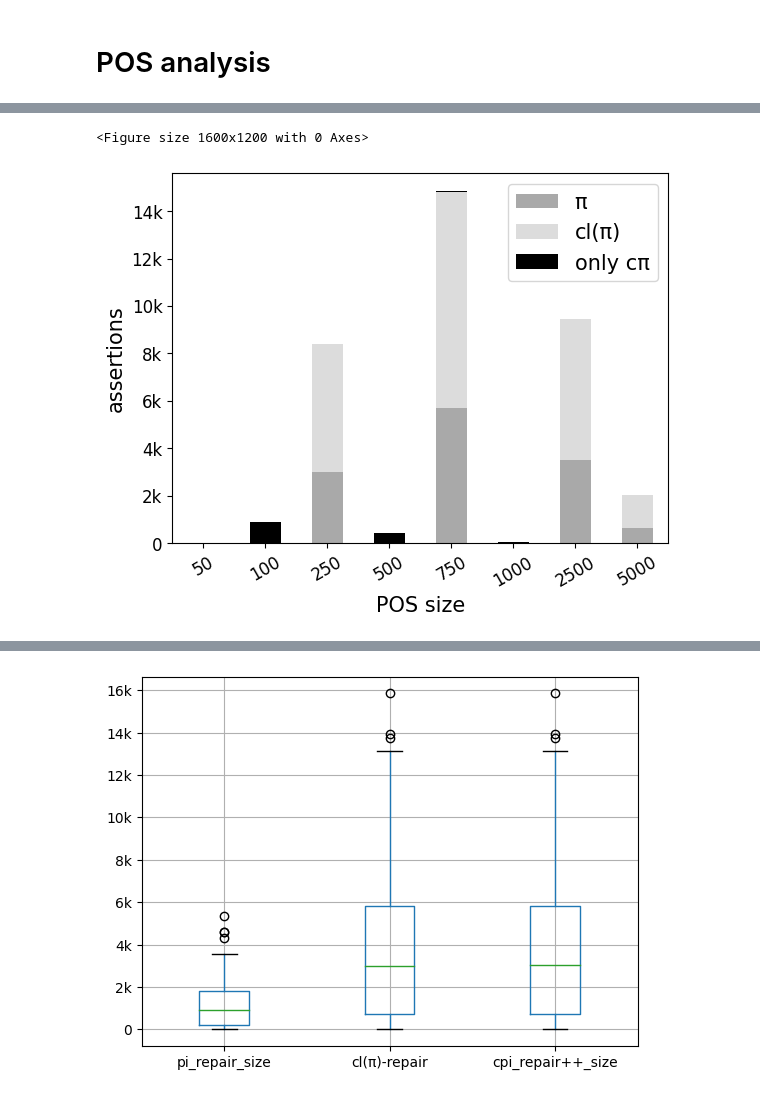
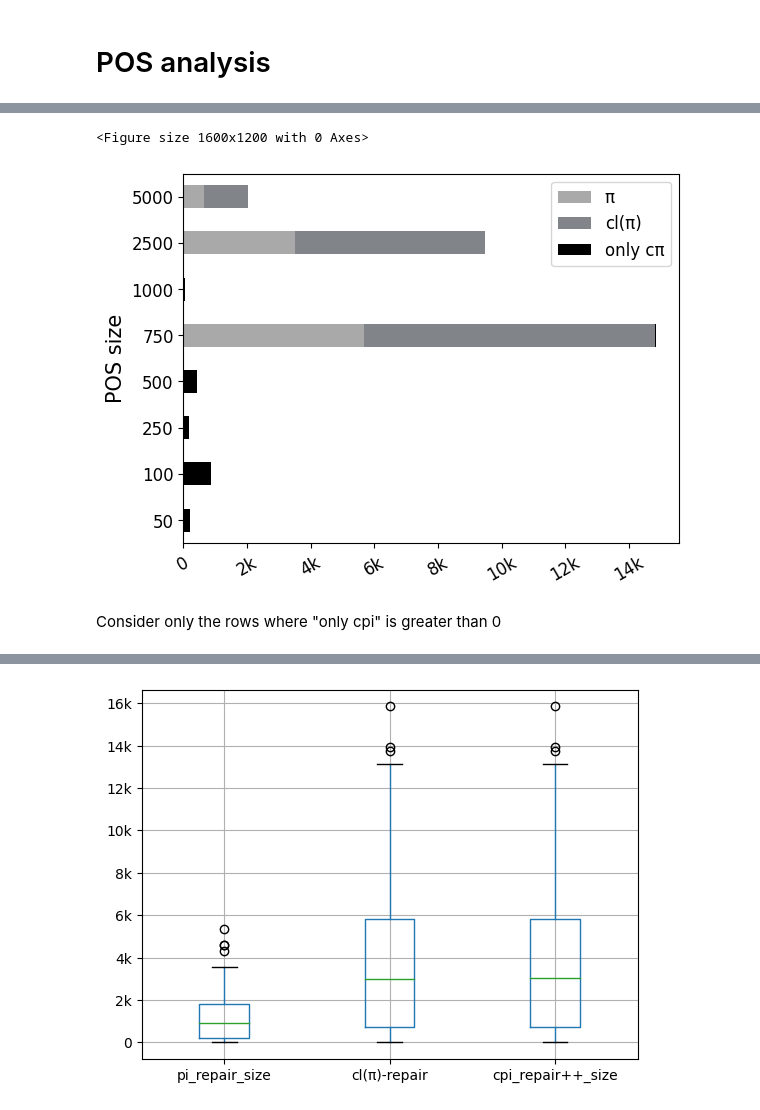
Before and after one commit to ahmedlaouar/py_reasoner, a Jupyter notebook: bench_prepa/cpi_repair_plots.ipynb, the cells around one changed output, grey strips where cells are left out. Saved outputs shown, nothing was run; the diff lists cells and outputs as text; code cells hidden in the pictures.

```diff
--- a/bench_prepa/cpi_repair_plots.ipynb
+++ b/bench_prepa/cpi_repair_plots.ipynb
@@ -171,9 +272,9 @@ df_pos = pd.read_csv('u1_pos_results.csv', sep=';')
 df_pos["POS_size"] = [int(x.split("_")[0][3:]) for x in df_pos["POS"]]
 df_pos["POS_density"] = [float(x.split("_")[2]) for x in df_pos["POS"]]
 # %%
-df_pos = df_pos.drop(columns=["ABOX", "TBOX", "POS", "ABox_load_time", "Conflicts_size", "Conflicts_time", "pi_repair_time", "cl-ABox_size", "cl-ABox_time", "cpi_repair++_time"])
+df_pos = df_pos.drop(columns=["ABOX", "TBOX", "POS", "ABox_load_time", "Conflicts_size", "Conflicts_time", "pi_repair_time", "cl-ABox_time", "cpi_repair++_time"])
 # %%
 idx = df_pos.groupby('POS_density')["only cpi-repair"].idxmax()
 idx2 = df_pos.groupby('POS_size')["only cpi-repair"].idxmax()
-agg_df_density = df_pos.loc[idx]
-agg_df_size = df_pos.loc[idx2]
+agg_df_density = df_pos.loc[idx].reset_index()
+agg_df_size = df_pos.loc[idx2].reset_index()
@@ -236,23 +315,26 @@ plt.show()
 # %%
 plt.figure(figsize=(16, 12))
 
-df_plt_size.plot(x='POS_size', kind='bar', color=["#A9A9A9", "#DCDCDC","black"],  stacked=True)
+ax = df_plt_size.plot(x='POS_size', kind='barh', color=["#A9A9A9", "#818589","black","#DCDCDC"],  stacked=True)
 
 plt.xticks(rotation=30, horizontalalignment="center", fontsize=12)
 plt.yticks(fontsize=12)
 # Adding plot title and labels
 #plt.title('Repair size vs. POS density', fontsize= 20)
-plt.xlabel('POS size', fontsize= 15)
-plt.ylabel('assertions', fontsize= 15)
+plt.ylabel('POS size', fontsize= 15)
+#plt.xlabel('assertions', fontsize= 15)
 
 # Apply the formatter
-plt.gca().yaxis.set_major_formatter(ticker.FuncFormatter(thousands_formatter))
+plt.gca().xaxis.set_major_formatter(ticker.FuncFormatter(thousands_formatter))
+#ax.xaxis.set_major_formatter(mtick.PercentFormatter())
 
 # Add a legend to explain which line is which
-plt.legend(fontsize= 15)
+plt.legend(fontsize= 12)
 
 # Show the plot
 plt.show()
 # %% [output]
 <Figure size 1600x1200 with 0 Axes>
-[figure, old version]
+[figure, new version]
+# %% [markdown]
+Consider only the rows where "only cpi" is greater than 0
```
Also changed, not shown: parts of 47 cells of this notebook.
